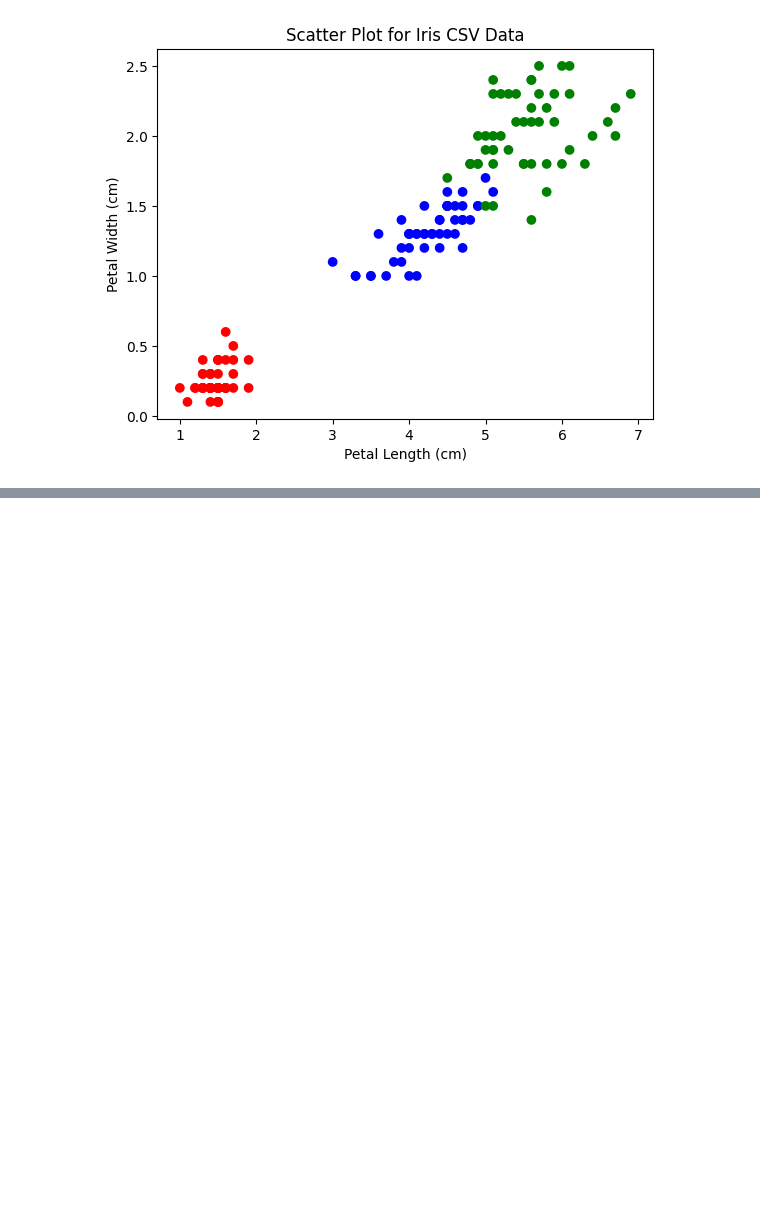
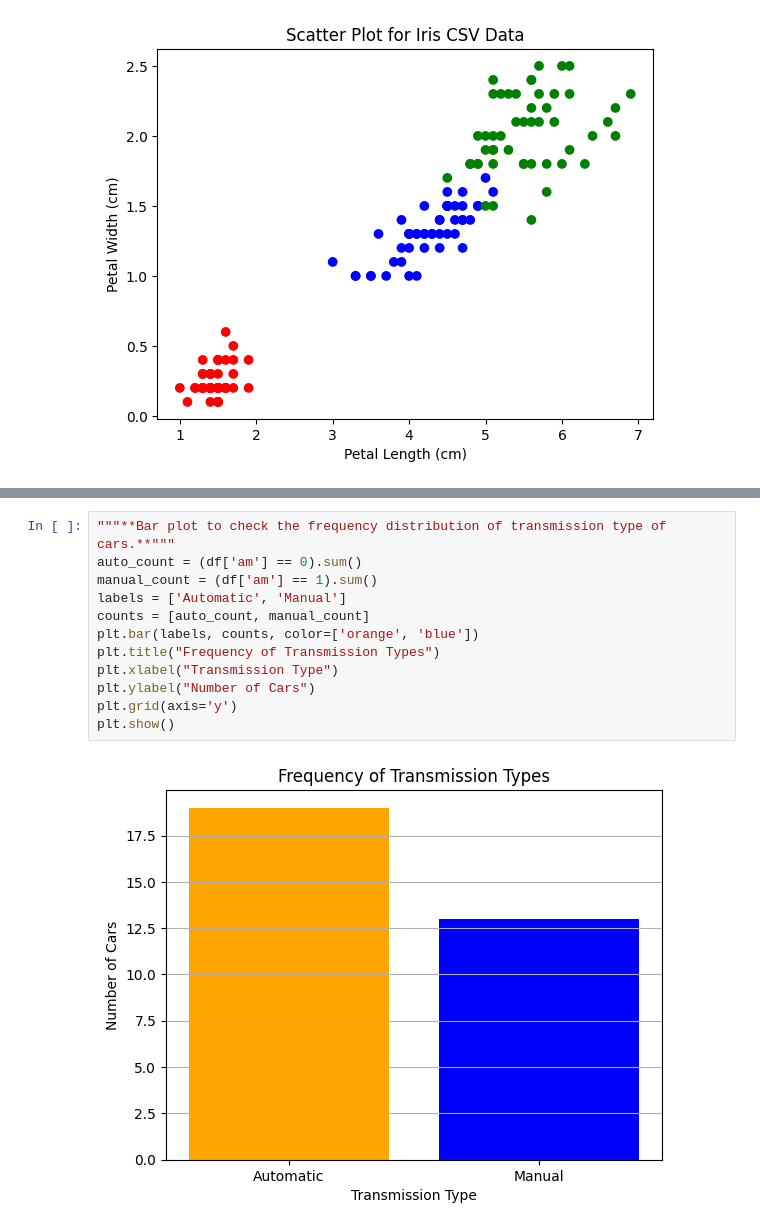
Before and after one commit to ayanbagawan/23CS520, a Jupyter notebook: irisdataset.ipynb, the cells around one changed output, grey strips where cells are left out. Cells and saved outputs as stored; diff of their text form; blank space fills up the shorter version.

```diff
--- a/irisdataset.ipynb
+++ b/irisdataset.ipynb
@@ -192,0 +242,14 @@ Last 5 rows:
+# %%
+"""**Bar plot to check the frequency distribution of transmission type of cars.**"""
+auto_count = (df['am'] == 0).sum()
+manual_count = (df['am'] == 1).sum()
+labels = ['Automatic', 'Manual']
+counts = [auto_count, manual_count]
+plt.bar(labels, counts, color=['orange', 'blue'])
+plt.title("Frequency of Transmission Types")
+plt.xlabel("Transmission Type")
+plt.ylabel("Number of Cars")
+plt.grid(axis='y')
+plt.show()
+# %% [output]
+[figure, added]
```
Also changed, not shown: parts of 10 cells of this notebook.
